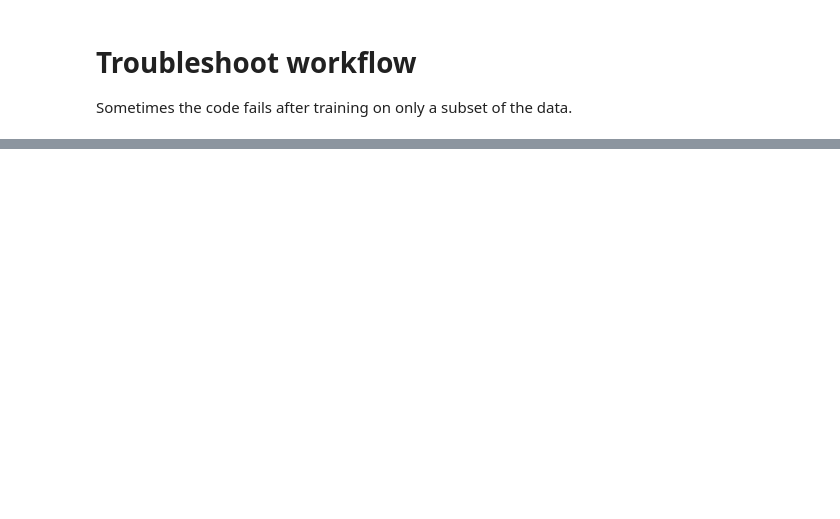
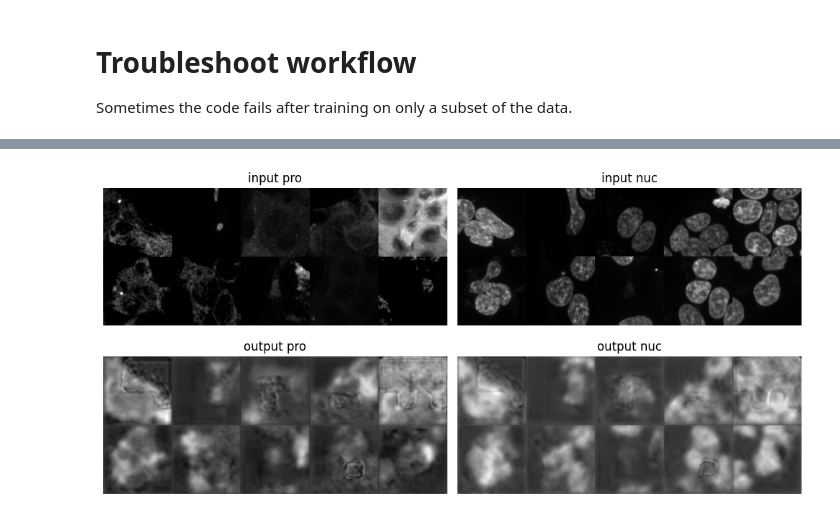
Before and after one commit to runxi-shen/cytoself_varchamp, a Jupyter notebook: 1_explore_original_data/notebooks/2_troubleshoot_code.ipynb, the cells around one changed output, grey strips where cells are left out. Saved outputs shown, nothing was run; the diff lists cells and outputs as text; code cells hidden in the pictures; blank space fills up the shorter version.

```diff
--- a/1_explore_original_data/notebooks/2_troubleshoot_code.ipynb
+++ b/1_explore_original_data/notebooks/2_troubleshoot_code.ipynb
@@ -49,0 +65,26 @@ unique_groups = unique_groups[filter_mask]
+# %%
+from pathlib import Path
+img = next(iter(datamanager.test_loader))["image"].detach().cpu().numpy()
+torch.cuda.empty_cache()
+reconstructed = trainer.infer_reconstruction(img)
+fig, ax = plt.subplots(2, len(data_ch), figsize=(5 * len(data_ch), 5), squeeze=False)
+for ii, ch in enumerate(data_ch):
+    t0 = np.zeros((2 * 100, 5 * 100))
+    for i, im in enumerate(img[:10, ii, ...]):
+        i0, i1 = np.unravel_index(i, (2, 5))
+        t0[i0 * 100 : (i0 + 1) * 100, i1 * 100 : (i1 + 1) * 100] = im
+    t1 = np.zeros((2 * 100, 5 * 100))
+    for i, im in enumerate(reconstructed[:10, ii, ...]):
+        i0, i1 = np.unravel_index(i, (2, 5))
+        t1[i0 * 100 : (i0 + 1) * 100, i1 * 100 : (i1 + 1) * 100] = im
+    ax[0, ii].imshow(t0, cmap="gray")
+    ax[0, ii].axis("off")
+    ax[0, ii].set_title("input " + ch)
+    ax[1, ii].imshow(t1, cmap="gray")
+    ax[1, ii].axis("off")
+    ax[1, ii].set_title("output " + ch)
+fig.tight_layout()
+fig.show()
+fig.savefig(Path(trainer.savepath_dict["visualization"]) / "reconstructed_images.png", dpi=300)
+# %% [output]
+[figure, added]
```
Also changed, not shown: parts of 12 cells of this notebook.
